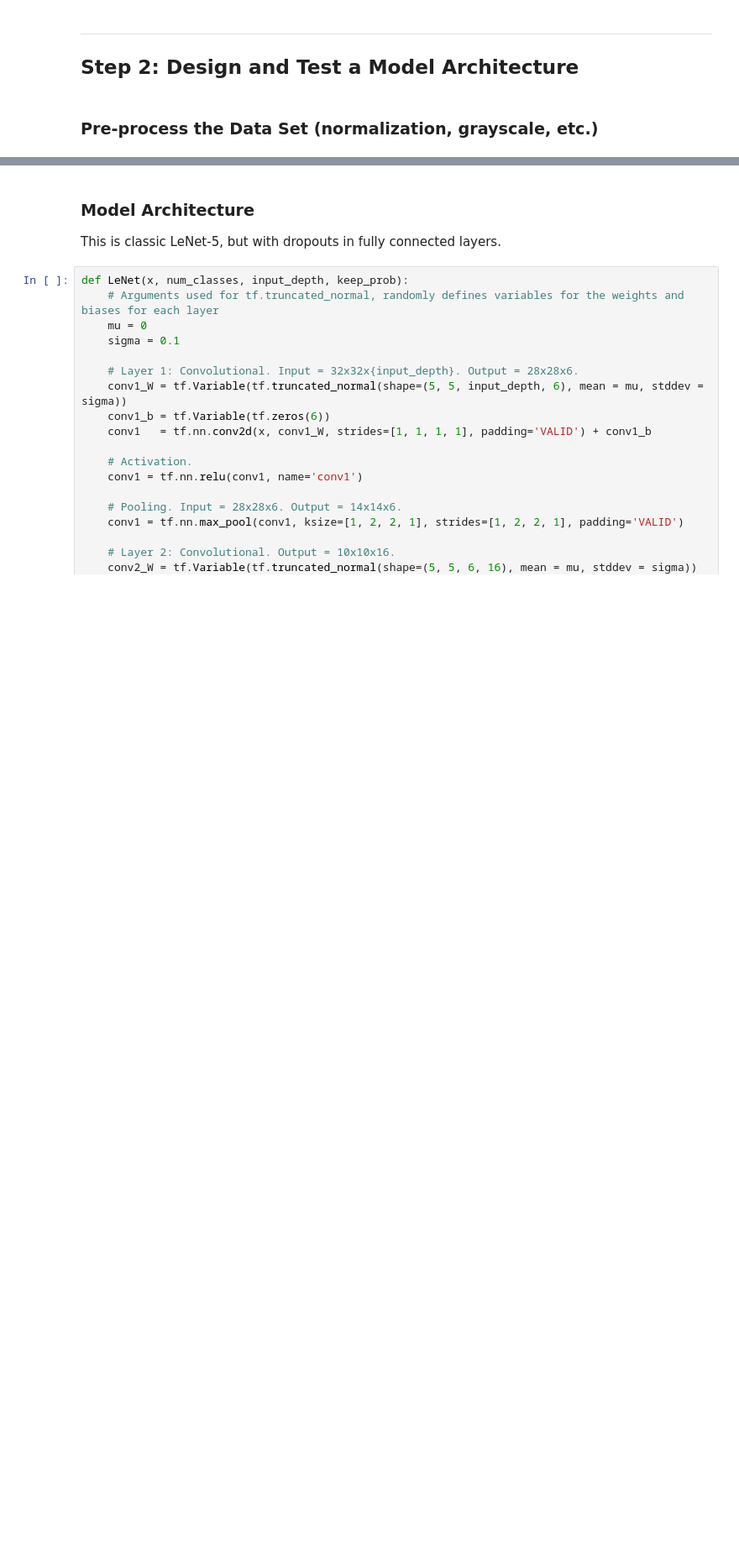
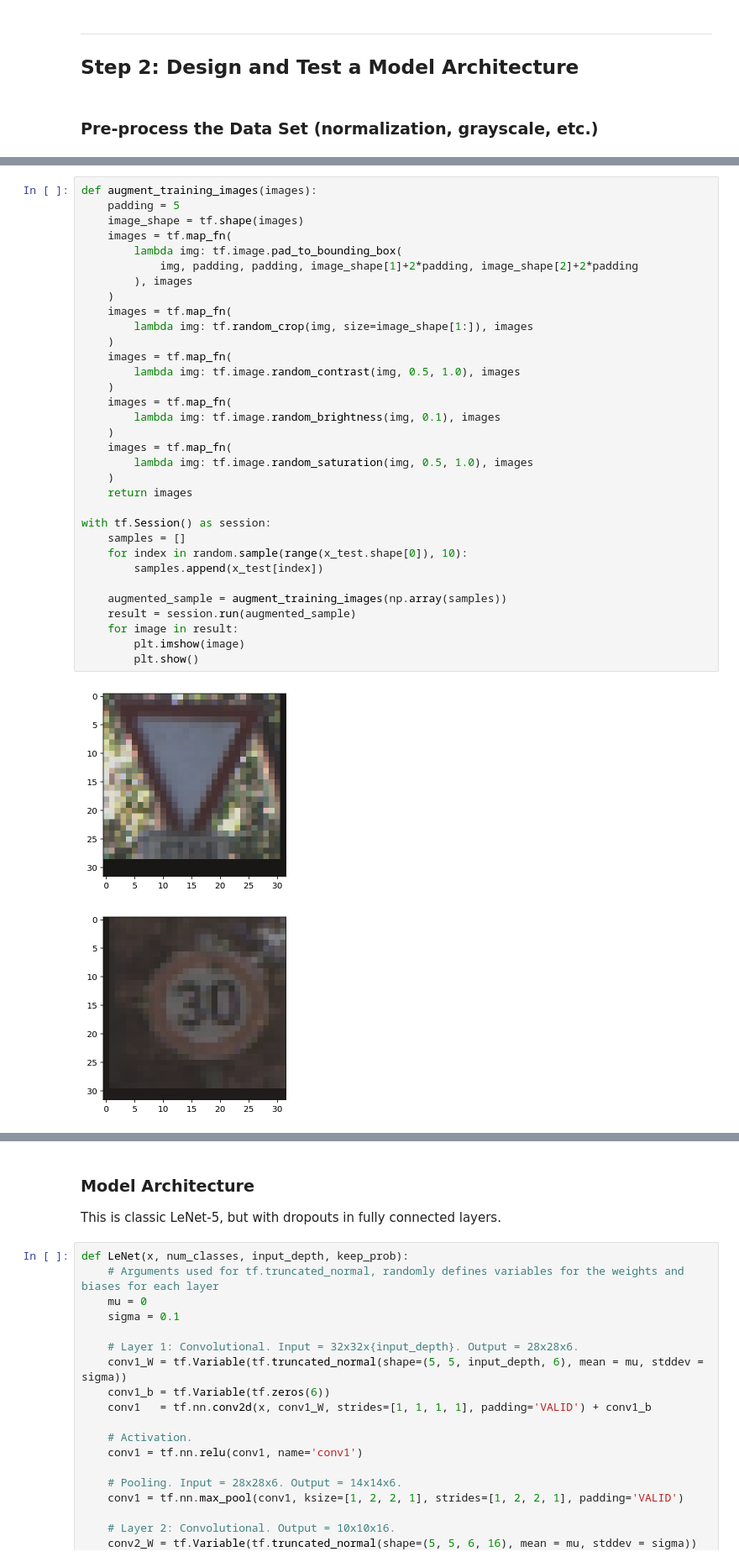
Before and after one commit to istepanov/Udacity-CarND-P2-Traffic-Sign-Classifier, a Jupyter notebook: Traffic_Sign_Classifier.ipynb, the cells around one changed output, grey strips where cells are left out. Shown at 84% size. Cells and saved outputs as stored; diff of their text form; blank space fills up the shorter version.

```diff
--- a/Traffic_Sign_Classifier.ipynb
+++ b/Traffic_Sign_Classifier.ipynb
@@ -138,0 +137,36 @@ x_test_norm = np.array([normalize(i) for i in x_test])
+# %%
+def augment_training_images(images):
+    padding = 5
+    image_shape = tf.shape(images)
+    images = tf.map_fn(
+        lambda img: tf.image.pad_to_bounding_box(
+            img, padding, padding, image_shape[1]+2*padding, image_shape[2]+2*padding
+        ), images
+    )
+    images = tf.map_fn(
+        lambda img: tf.random_crop(img, size=image_shape[1:]), images
+    )
+    images = tf.map_fn(
+        lambda img: tf.image.random_contrast(img, 0.5, 1.0), images
+    )
+    images = tf.map_fn(
+        lambda img: tf.image.random_brightness(img, 0.1), images
+    )
+    images = tf.map_fn(
+        lambda img: tf.image.random_saturation(img, 0.5, 1.0), images
+    )
+    return images
+
+with tf.Session() as session:
+    samples = []
+    for index in random.sample(range(x_test.shape[0]), 10):
+        samples.append(x_test[index])
+
+    augmented_sample = augment_training_images(np.array(samples))
+    result = session.run(augmented_sample)
+    for image in result:
+        plt.imshow(image)
+        plt.show()
+# %% [output]
+[figure, added]
+[figure, added]
```
Also changed, not shown: parts of 15 cells of this notebook, 1 other file.
